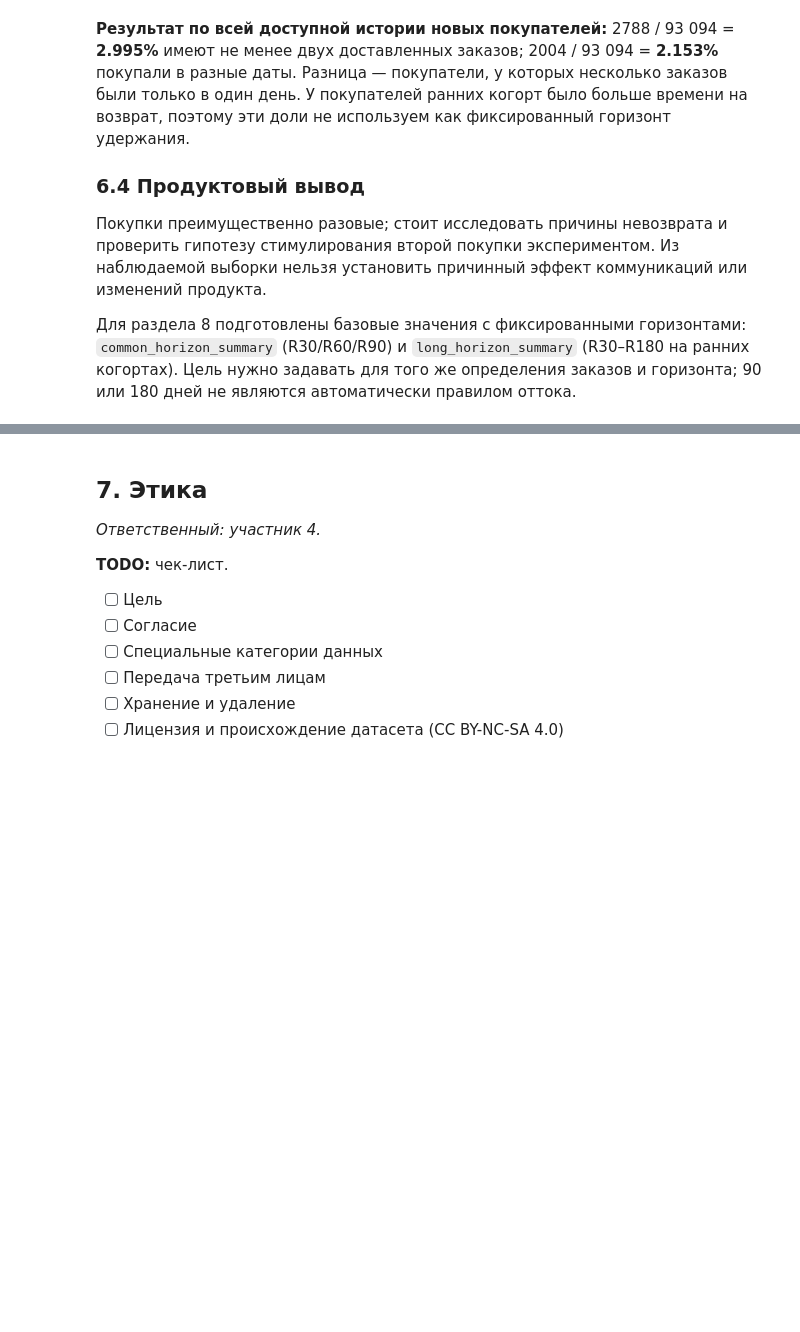
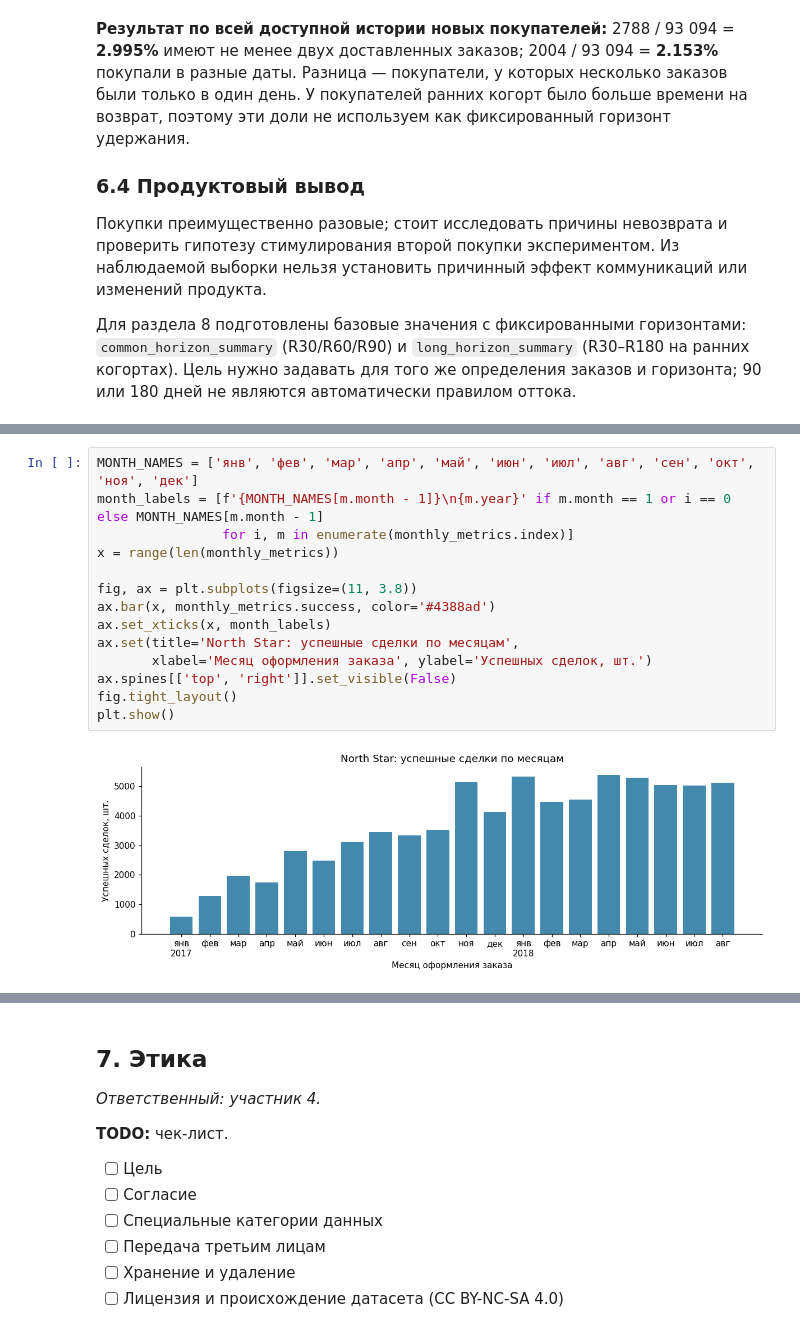
Before and after one commit to iverid/ProdAnal, a Jupyter notebook: project.ipynb, the cells around one changed output, grey strips where cells are left out. Drawn from its saved outputs; the diff is of its cells as text; blank space fills up the shorter version.

```diff
--- a/project.ipynb
+++ b/project.ipynb
@@ -823,0 +1121,16 @@ assert buyer_day_counts.ge(2).sum() == repeats.customer_unique_id.nunique()
+# %%
+MONTH_NAMES = ['янв', 'фев', 'мар', 'апр', 'май', 'июн', 'июл', 'авг', 'сен', 'окт', 'ноя', 'дек']
+month_labels = [f'{MONTH_NAMES[m.month - 1]}\n{m.year}' if m.month == 1 or i == 0 else MONTH_NAMES[m.month - 1]
+                for i, m in enumerate(monthly_metrics.index)]
+x = range(len(monthly_metrics))
+
+fig, ax = plt.subplots(figsize=(11, 3.8))
+ax.bar(x, monthly_metrics.success, color='#4388ad')
+ax.set_xticks(x, month_labels)
+ax.set(title='North Star: успешные сделки по месяцам',
+       xlabel='Месяц оформления заказа', ylabel='Успешных сделок, шт.')
+ax.spines[['top', 'right']].set_visible(False)
+fig.tight_layout()
+plt.show()
+# %% [output]
+[figure, added]
```
Also changed, not shown: parts of 18 cells of this notebook.
